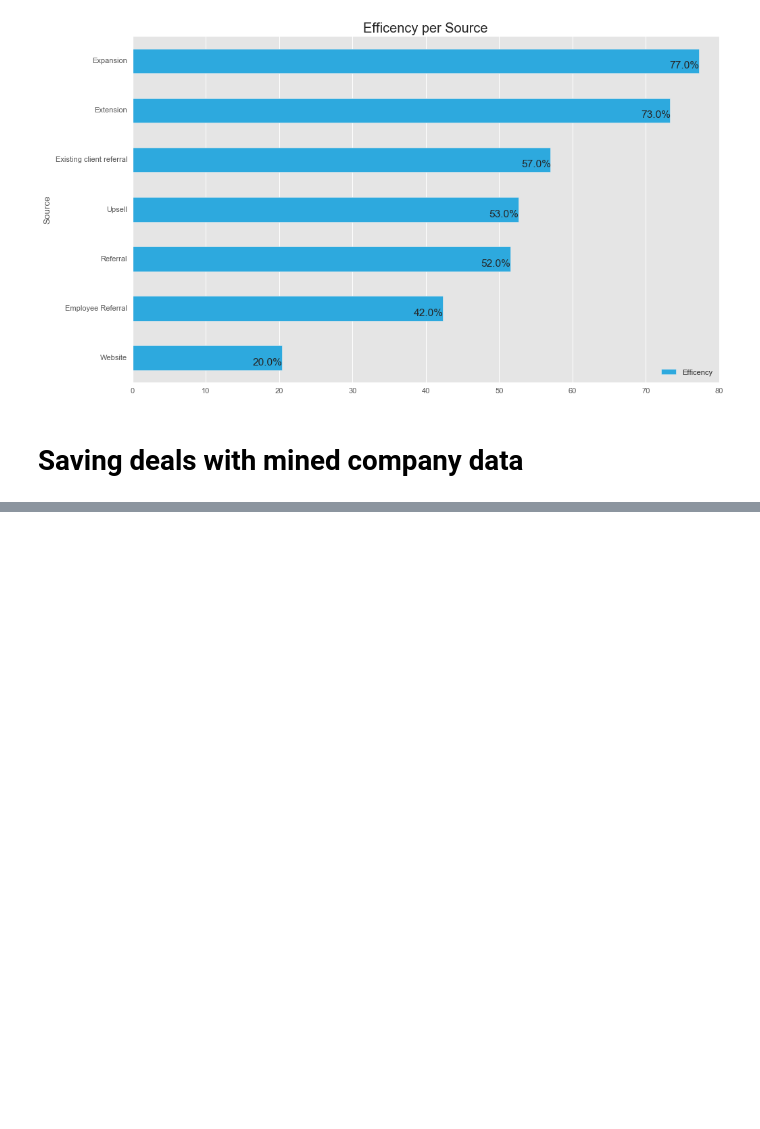
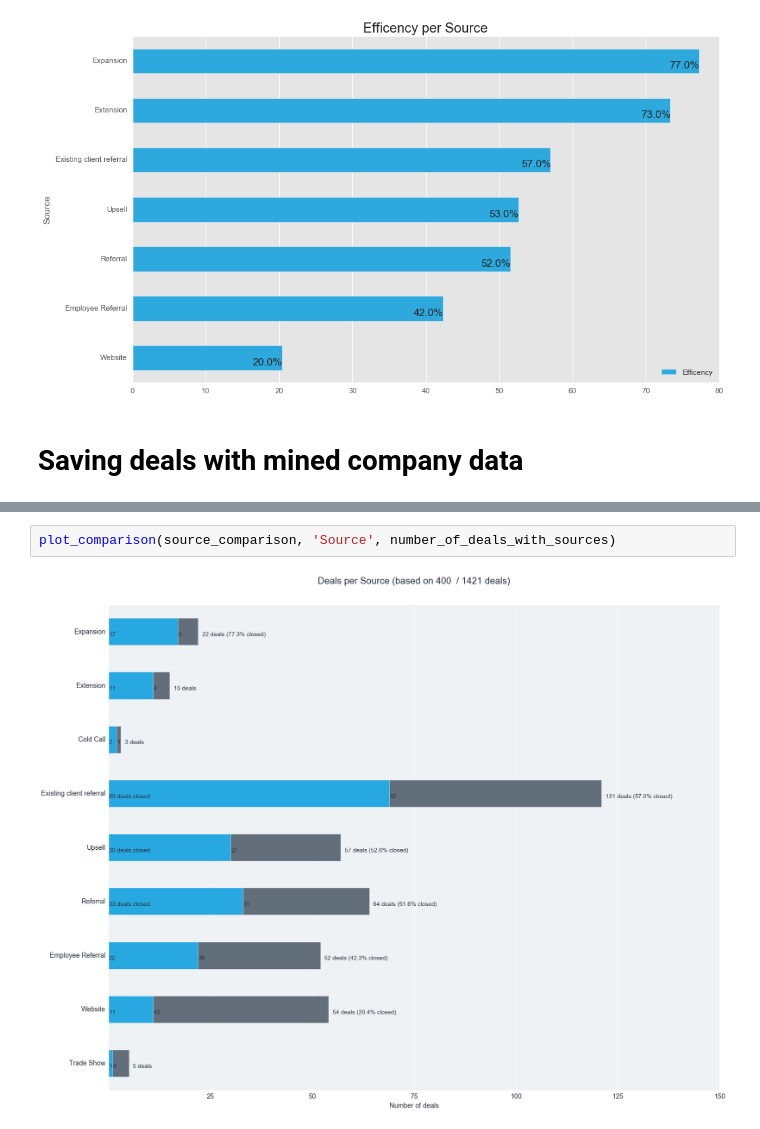
Before and after one commit to SergiiVolodkoWorking/dig-into-sales, a Jupyter notebook: notebooks/mined-data-aggregating-industry.ipynb, the cells around one changed output, grey strips where cells are left out. Drawn from its saved outputs; the diff is of its cells as text; blank space fills up the shorter version.

Commit message:
Charts styling implemented

```diff
--- a/notebooks/mined-data-aggregating-industry.ipynb
+++ b/notebooks/mined-data-aggregating-industry.ipynb
@@ -457,0 +508,4 @@ lost_with_found_companies.to_csv('../data/lost-deals-with-mined-companies-data.c
+# %%
+plot_comparison(source_comparison, 'Source', number_of_deals_with_sources)
+# %% [output]
+[figure, added]
```
Also changed, not shown: parts of 5 cells of this notebook, 2 other files.
